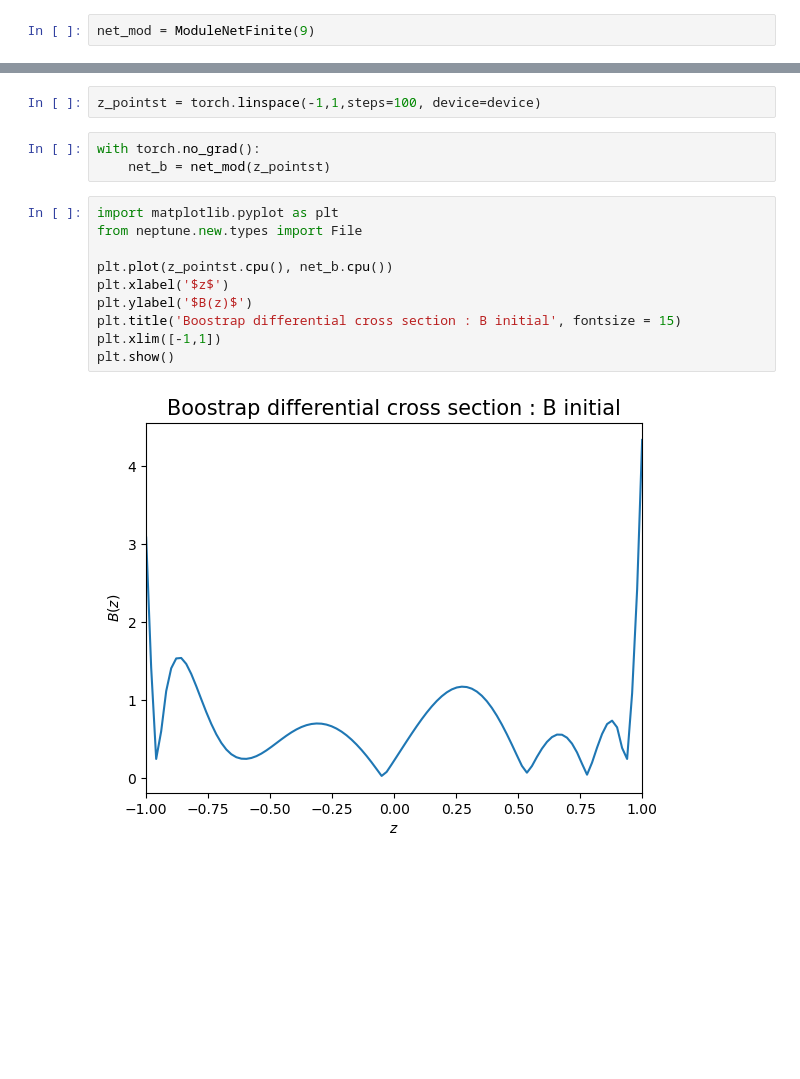
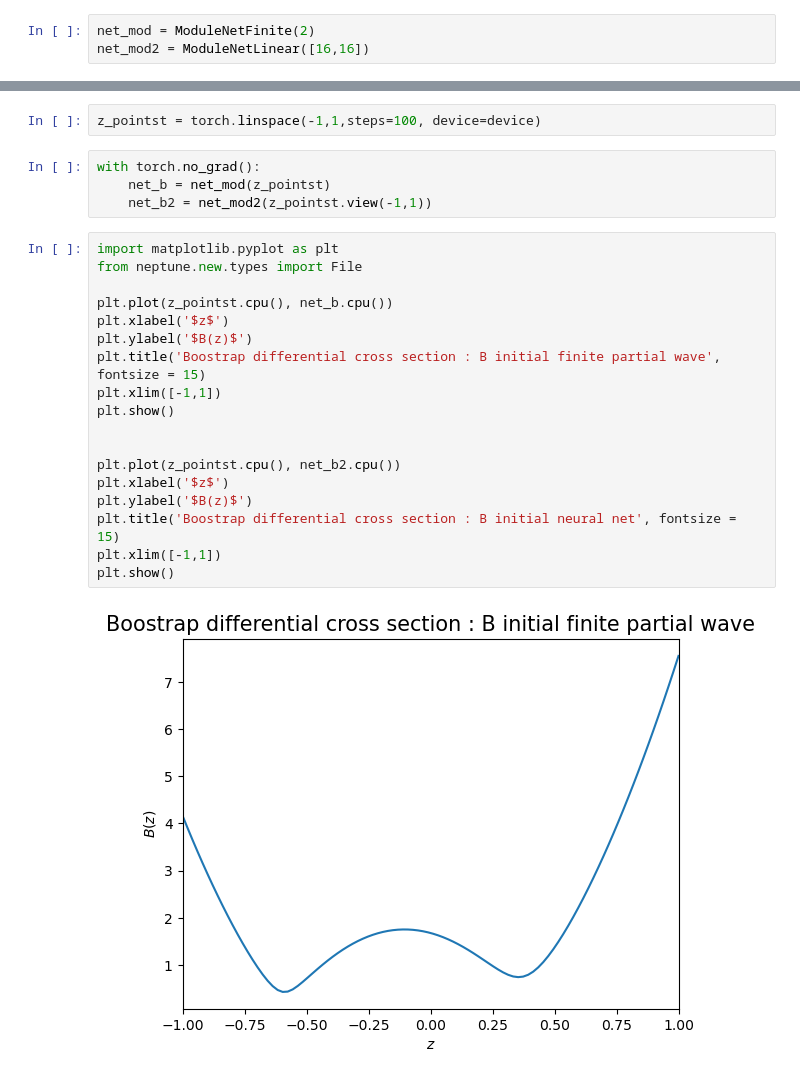
Before and after one commit to aureliendersy/S-Matrix-Bootstrap, a Jupyter notebook: 2to2_scattering_bmod.ipynb, the cells around one changed output, grey strips where cells are left out. Drawn from its saved outputs; the diff is of its cells as text; blank space fills up the shorter version.

```diff
--- a/2to2_scattering_bmod.ipynb
+++ b/2to2_scattering_bmod.ipynb
@@ -621,4 +726,5 @@ This is just a quality check that we can make the network for $B(z)$ learn an ap
 # %% [markdown]
 ##### Plot the initial differential cross section
 # %%
-net_mod = ModuleNetFinite(9)
+net_mod = ModuleNetFinite(2)
+net_mod2 = ModuleNetLinear([16,16])
@@ -633,15 +740,24 @@ z_pointst = torch.linspace(-1,1,steps=100, device=device)
 # %%
 with torch.no_grad():
     net_b = net_mod(z_pointst)
+    net_b2 = net_mod2(z_pointst.view(-1,1))
 # %%
 import matplotlib.pyplot as plt
 from neptune.new.types import File
 
 plt.plot(z_pointst.cpu(), net_b.cpu())
 plt.xlabel('$z$')
 plt.ylabel('$B(z)$')
-plt.title('Boostrap differential cross section : B initial', fontsize = 15)
+plt.title('Boostrap differential cross section : B initial finite partial wave', fontsize = 15)
 plt.xlim([-1,1])
 plt.show()
+
+
+plt.plot(z_pointst.cpu(), net_b2.cpu())
+plt.xlabel('$z$')
+plt.ylabel('$B(z)$')
+plt.title('Boostrap differential cross section : B initial neural net', fontsize = 15)
+plt.xlim([-1,1])
+plt.show()
 # %% [output]
-[figure, old version]
+[figure, new version]
```
Also changed, not shown: parts of 31 cells of this notebook, 2 other files.
